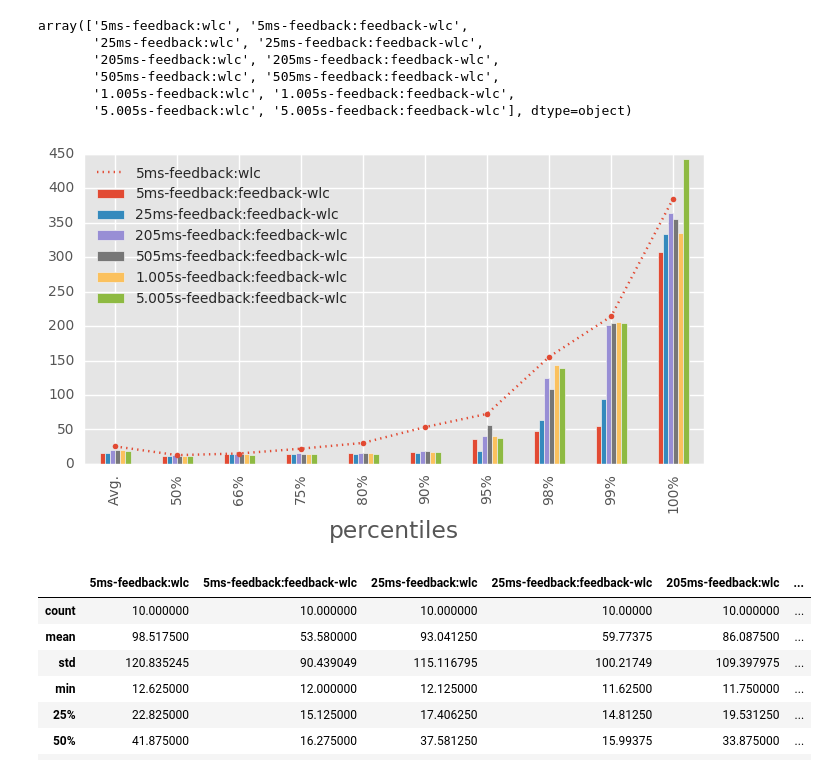
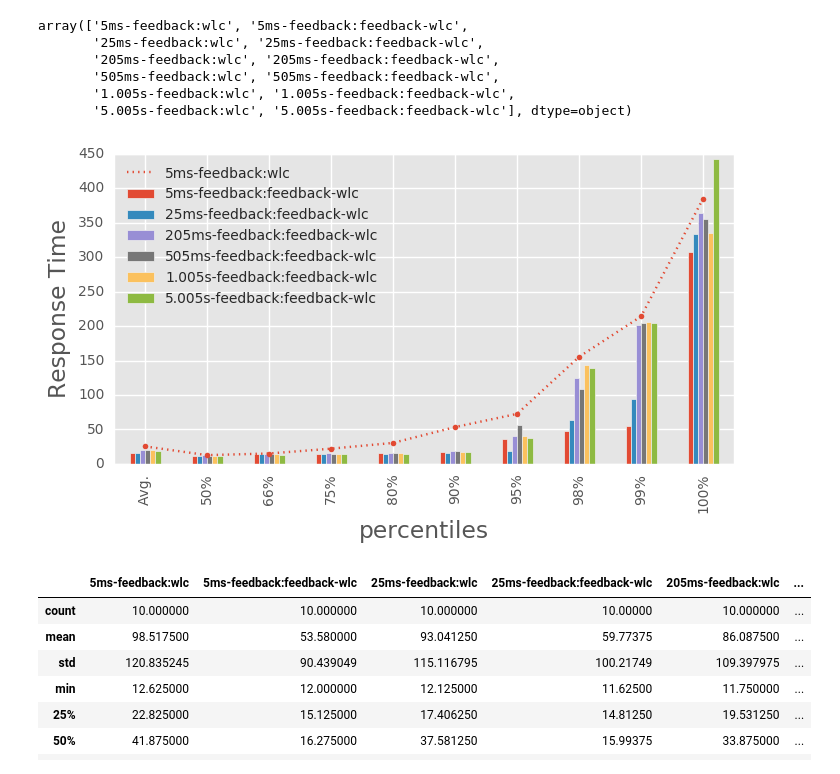
Before and after one commit to Elmo-MCast/measurements, a Jupyter notebook: ipvs/timeseries/time-scales/1_X_max/single-backend/500ms-fluctuation/5mins-run/comparison.ipynb, the cells around one changed output. Cells and saved outputs as stored; diff of their text form; code cells hidden in the pictures.

```diff
--- a/ipvs/timeseries/time-scales/1_X_max/single-backend/500ms-fluctuation/5mins-run/comparison.ipynb
+++ b/ipvs/timeseries/time-scales/1_X_max/single-backend/500ms-fluctuation/5mins-run/comparison.ipynb
@@ -138,16 +138,16 @@ array(['5ms-feedback:wlc', '5ms-feedback:feedback-wlc',
 # %%
 ax = means[["5ms-feedback:wlc"]].plot(kind='line', yerr=errs, figsize=(8,4), linestyle=":", marker='o', markersize=4)
 means[["5ms-feedback:feedback-wlc",
        "25ms-feedback:feedback-wlc",
        "205ms-feedback:feedback-wlc",
        "505ms-feedback:feedback-wlc",
        "1.005s-feedback:feedback-wlc",
        "5.005s-feedback:feedback-wlc"]].plot(kind='bar', yerr=errs, figsize=(8,4), ax=ax)
-
+ax.set_ylabel('Response Time')
 fig = ax.get_figure()
 fig.savefig('time-scales-plots-with-wlc-trendline.pdf')
 # %% [output]
-[figure, old version]
+[figure, new version]
 # %%
 means.describe()
 # %% [output]
```
Also changed, not shown: parts of 3 cells of this notebook, 5 other files.
